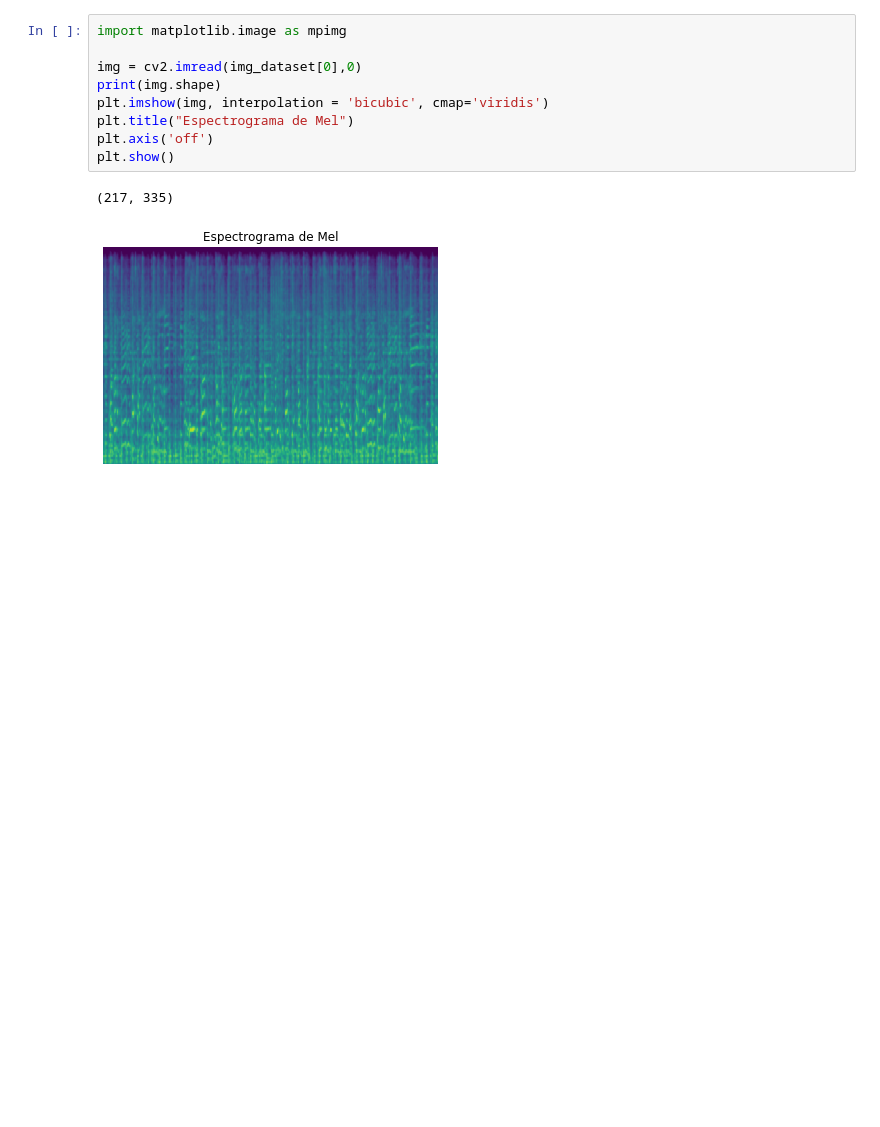
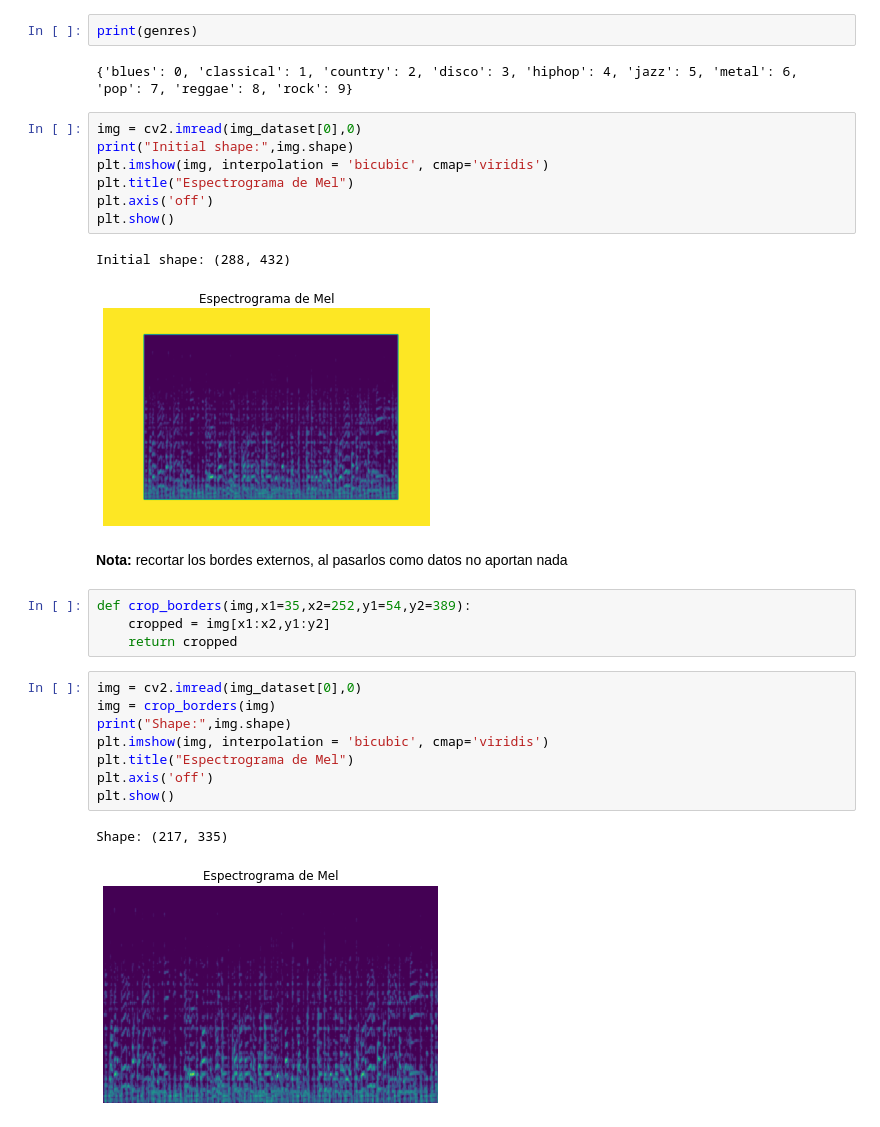
Before and after one commit to GuillermoOvejeroSanchez/Music_Genre_Classifier, a Jupyter notebook: Music Genre Classifier - Spectrogram.ipynb, the cells around one changed output. Drawn from its saved outputs; the diff is of its cells as text; blank space fills up the shorter version.

```diff
--- a/Music Genre Classifier - Spectrogram.ipynb
+++ b/Music Genre Classifier - Spectrogram.ipynb
@@ -19,16 +27,35 @@ for root, dirs, files in os.walk(IMG):
         if(genre not in genres):
             genres[genre] = i
             i+=1
+# %%
+print(genres)
+# %% [output]
+{'blues': 0, 'classical': 1, 'country': 2, 'disco': 3, 'hiphop': 4, 'jazz': 5, 'metal': 6, 'pop': 7, 'reggae': 8, 'rock': 9}
 # %%
-import matplotlib.image as mpimg
-
 img = cv2.imread(img_dataset[0],0)
-print(img.shape)
+print("Initial shape:",img.shape)
 plt.imshow(img, interpolation = 'bicubic', cmap='viridis')
 plt.title("Espectrograma de Mel")
 plt.axis('off')
 plt.show()
 # %% [output]
-(217, 335)
+Initial shape: (288, 432)
-[figure, old version]
+[figure, new version]
+# %% [markdown]
+**Nota:** recortar los bordes externos, al pasarlos como datos no aportan nada
+# %%
+def crop_borders(img,x1=35,x2=252,y1=54,y2=389):
+    cropped = img[x1:x2,y1:y2]
+    return cropped
+# %%
+img = cv2.imread(img_dataset[0],0)
+img = crop_borders(img)
+print("Shape:",img.shape)
+plt.imshow(img, interpolation = 'bicubic', cmap='viridis')
+plt.title("Espectrograma de Mel")
+plt.axis('off')
+plt.show()
+# %% [output]
+Shape: (217, 335)
+[figure, added]
 # %%
```
Also changed, not shown: parts of 23 cells of this notebook, 1 other file.
